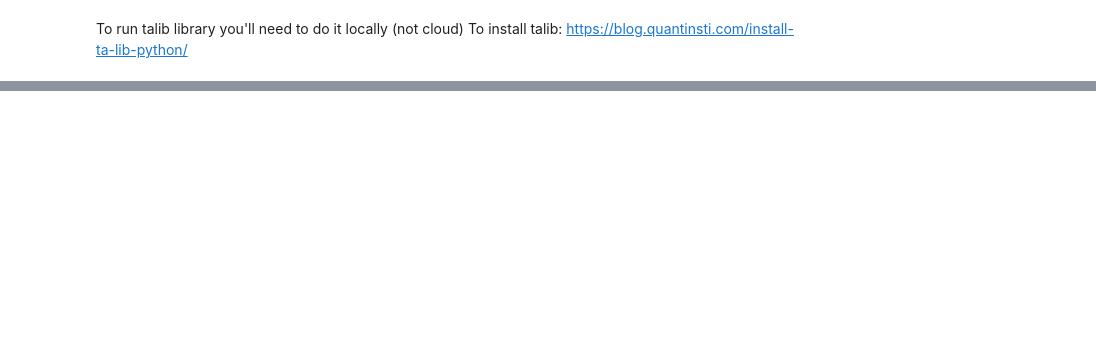
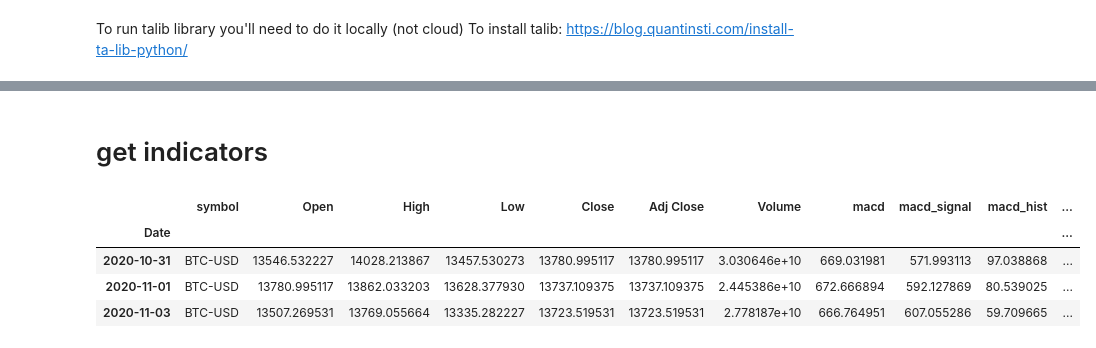
Before and after one commit to juanvalenciaen/AlgoTrader, a Jupyter notebook: Main/introduction.ipynb, the cells around one changed output, grey strips where cells are left out. Cells and saved outputs as stored; diff of their text form; code cells hidden in the pictures; blank space fills up the shorter version.

```diff
--- a/Main/introduction.ipynb
+++ b/Main/introduction.ipynb
@@ -56,0 +144,2 @@ Date
+# %% [markdown]
+# get indicators
@@ -57,3 +148,12 @@ Date
+# %%
+df_ind = f.get_indicators(df1)
+df_ind.tail(3)
+# %% [output]
+|  | symbol | Open | High | Low | Close | Adj Close | Volume | macd | macd_signal | macd_hist | ... |
+| Date |  |  |  |  |  |  |  |  |  |  | ... |
+| 2020-10-31 | BTC-USD | 13546.532227 | 14028.213867 | 13457.530273 | 13780.995117 | 13780.995117 | 3.030646e+10 | 669.031981 | 571.993113 | 97.038868 | ... |
+| 2020-11-01 | BTC-USD | 13780.995117 | 13862.033203 | 13628.377930 | 13737.109375 | 13737.109375 | 2.445386e+10 | 672.666894 | 592.127869 | 80.539025 | ... |
+| 2020-11-03 | BTC-USD | 13507.269531 | 13769.055664 | 13335.282227 | 13723.519531 | 13723.519531 | 2.778187e+10 | 666.764951 | 607.055286 | 59.709665 | ... |
 # %%
 
 df = f.get_data(months=50)
```
Also changed, not shown: parts of 15 cells of this notebook.
